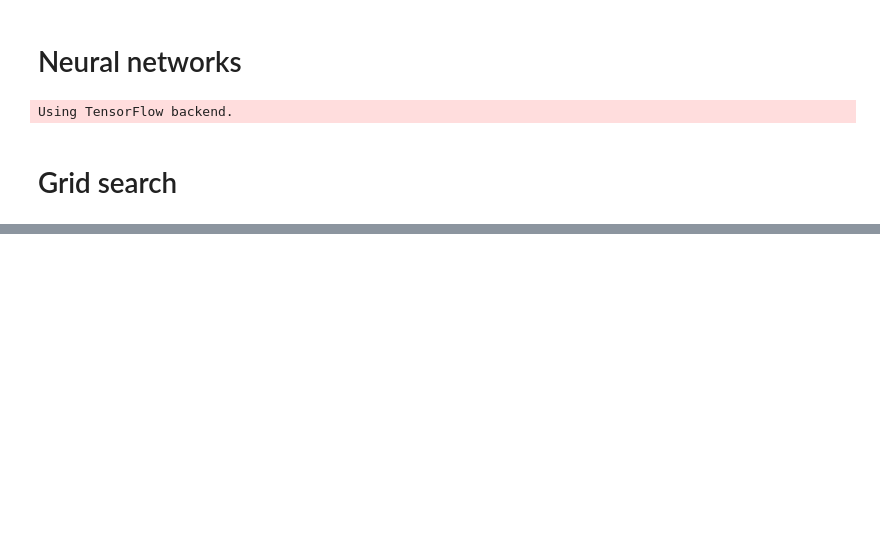
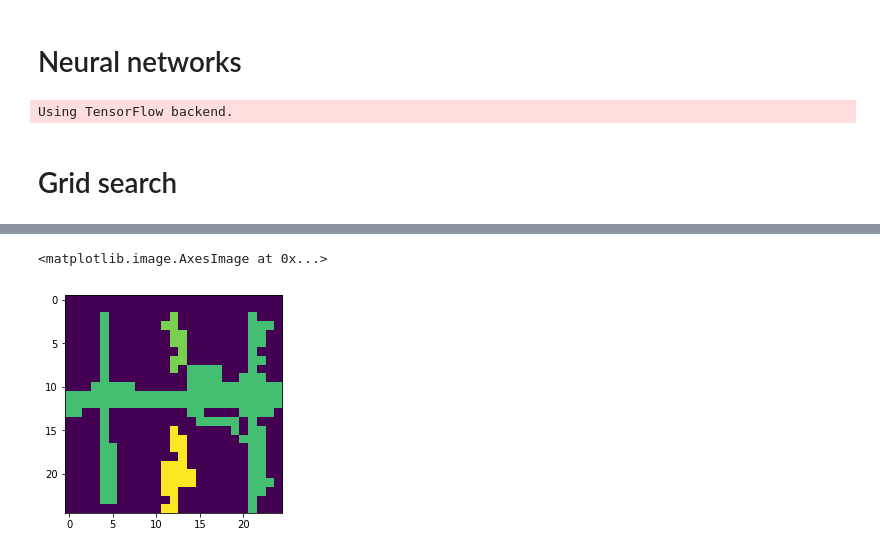
Before and after one commit to ntalabot/EPFML_Project2, a Jupyter notebook: matt_test2.ipynb, the cells around one changed output, grey strips where cells are left out. Saved outputs shown, nothing was run; the diff lists cells and outputs as text; code cells hidden in the pictures; blank space fills up the shorter version.

```diff
--- a/matt_test2.ipynb
+++ b/matt_test2.ipynb
@@ -403,0 +439,8 @@ adam = Adam(lr=LR, decay=DECAY)
+# %%
+for i in smallest:
+    labeled[np.where(labeled == i+1)] = 0
+# %%
+plt.imshow(labeled)
+# %% [output]
+<matplotlib.image.AxesImage at 0x...>
+[figure, added]
```
Also changed, not shown: parts of 14 cells of this notebook.
